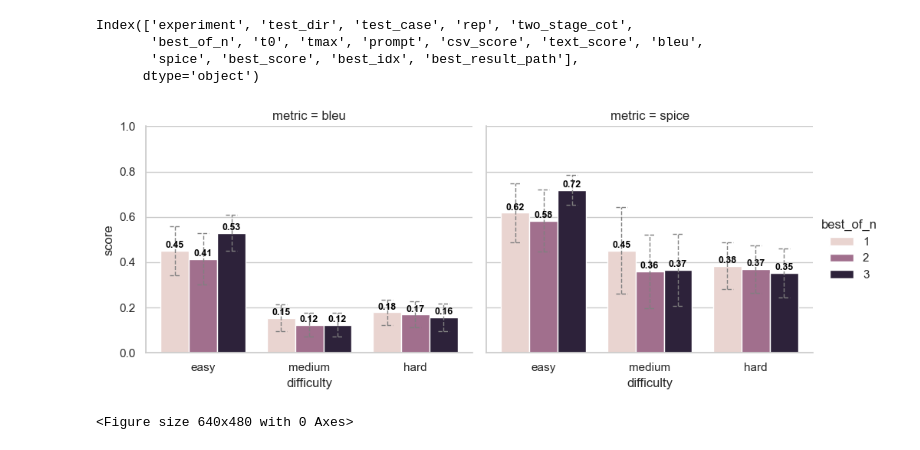
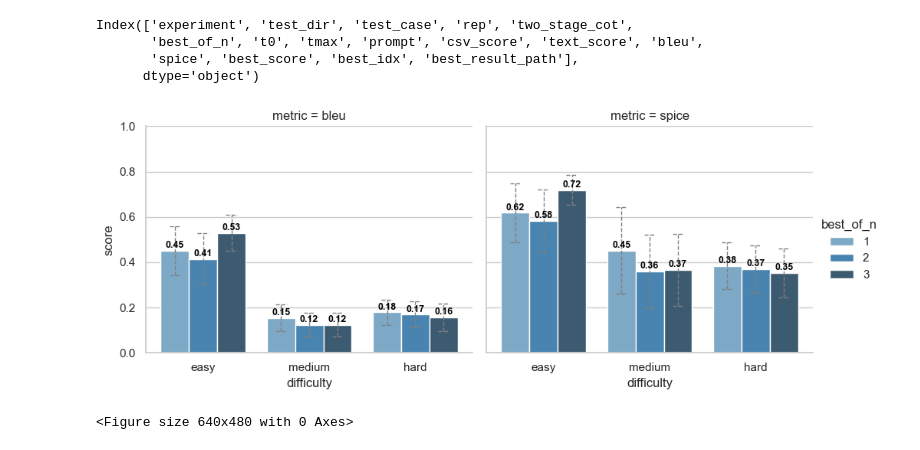
Before and after one commit to Palpal16/DataAgent, a Jupyter notebook: notebooks/plots_report.ipynb, the cells around one changed output. Saved outputs shown, nothing was run; the diff lists cells and outputs as text; code cells hidden in the pictures.

```diff
--- a/notebooks/plots_report.ipynb
+++ b/notebooks/plots_report.ipynb
@@ -7,7 +7,7 @@ out_dir.mkdir(parents=True, exist_ok=True)
 
 # Read the sweep results CSV
 # add level of difficulty
-data = pd.read_csv('../exp5_bestof_sweep/sweep_results.csv')
+data = pd.read_csv('../exp4_bestof_sweep/sweep_results.csv')
 # Change the values in the 'difficulty' column: if 'easy-med', set as 'medium'
 data['difficulty'] = data['difficulty'].replace({'easy-med': 'medium', 'easy-medium': 'medium'})
 data.head(5)
@@ -308,6 +308,9 @@ bar_data = (
     .agg(score_mean=('score', 'mean'), score_ci=('score', lambda x: mean_ci(x)[1]))
 )
 
+# Define the 'bleus' palette for up to 9 hues (as an example)
+bleus_palette = sns.color_palette("Blues_d", n_colors=bar_data['best_of_n'].nunique())
+
 g = sns.catplot(
     data=bar_data, kind='bar',
     x='difficulty', y='score_mean',
@@ -315,7 +318,8 @@ g = sns.catplot(
     col='metric',
     order=order,
     height=4, aspect=1.2,
-    legend=True
+    legend=True,
+    palette=bleus_palette  # Use bleus palette
 )
 g.set(ylim=(0, 1))
 g.set_axis_labels("difficulty", "score")
@@ -343,32 +347,32 @@ for i, ax in enumerate(axes):
         bar_row = bar_data[
             (bar_data['difficulty'] == difficulty) &
             (bar_data['metric'] == metric) &
             (bar_data['best_of_n'] == best_of_n)
         ]
         if not bar_row.empty:
             mean = bar_row['score_mean'].values[0]
             ci = bar_row['score_ci'].values[0]
             x = bar.get_x() + bar.get_width() / 2
             # Vertical dashed confidence interval line
             ax.plot([x, x], [mean - ci, mean + ci], color='grey', linestyle='--', linewidth=1)
             # Horizontal line (cap) at the top of the CI
             cap_width = bar.get_width() * 0.4
             ax.plot([x - cap_width / 2, x + cap_width / 2], [mean + ci, mean + ci], color='grey', linestyle='--', linewidth=1)
             # Horizontal line (cap) at the bottom of the CI
             ax.plot([x - cap_width / 2, x + cap_width / 2], [mean - ci, mean - ci], color='grey', linestyle='--', linewidth=1)
             # Add value label on the bar (score value)
             ax.text(
                 x,                                # position x (center of bar)
                 mean + 0.0025,                 # position y (just above top CI cap)
                 f"{mean:.2f}",
                 ha='center', va='bottom',
                 fontsize=9, color='black',
                 fontweight='bold', rotation=0
             )
 
 plt.show()
 
 plt.savefig(out_dir / "bleu_spice_difficulty_best_of_n.png", dpi=300, bbox_inches="tight")
 # %% [output]
-[figure, old version]
+[figure, new version]
 <Figure size 640x480 with 0 Axes>
```
Also changed, not shown: parts of 3 cells of this notebook, 24 other files.
